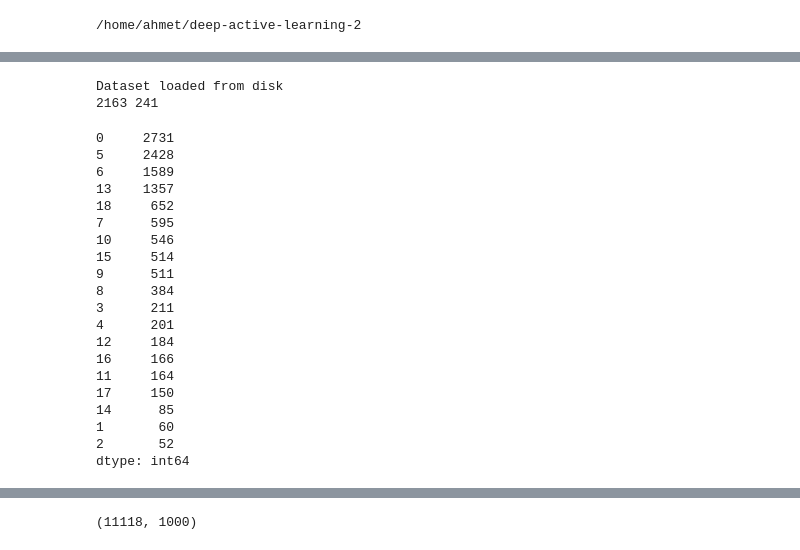
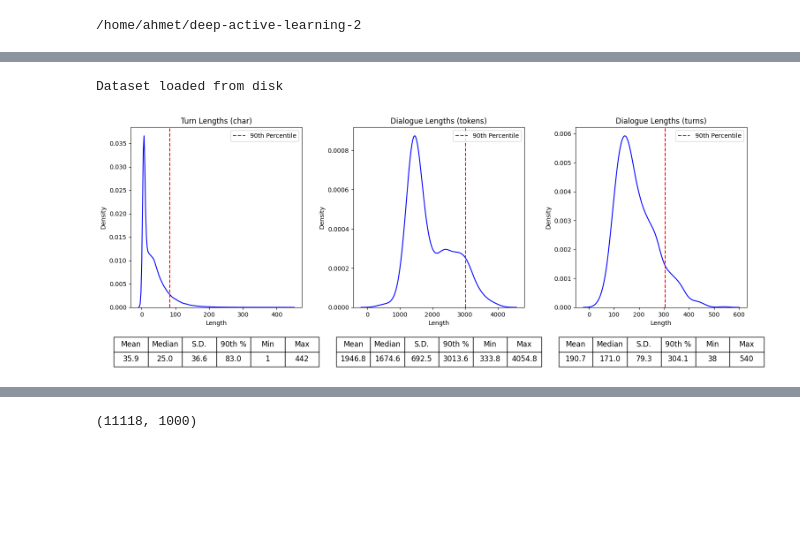
Before and after one commit to ahmetayrnc/deep-active-learning-2, a Jupyter notebook: scripts/test.ipynb, the cells around one changed output, grey strips where cells are left out. Cells and saved outputs as stored; diff of their text form; code cells hidden in the pictures; blank space fills up the shorter version.

Commit message:
plot distribution update

```diff
--- a/scripts/test.ipynb
+++ b/scripts/test.ipynb
@@ -123,33 +110,10 @@ convert_kpn_data()
 # %%
-from data import get_KPN
+from data import get_DYDA, get_SWDA, get_KPN
+from plot_distributions import display_dataset_statistics
+
 train, test = get_SWDA()
-print(len(train[0]), len(test[0]))
+
+display_dataset_statistics(train)
 # %% [output]
 Dataset loaded from disk
-2163 241
+[figure, added]
-# %%
-import numpy as np
-a = np.concatenate(test[1])
-b = pd.DataFrame(a)
-b.value_counts()
-# %% [output]
-0     2731
-5     2428
-6     1589
-13    1357
-18     652
-7      595
-10     546
-15     514
-9      511
-8      384
-3      211
-4      201
-12     184
-16     166
-11     164
-17     150
-14      85
-1       60
-2       52
-dtype: int64
```
Also changed, not shown: parts of 7 cells of this notebook, 1 other file.
